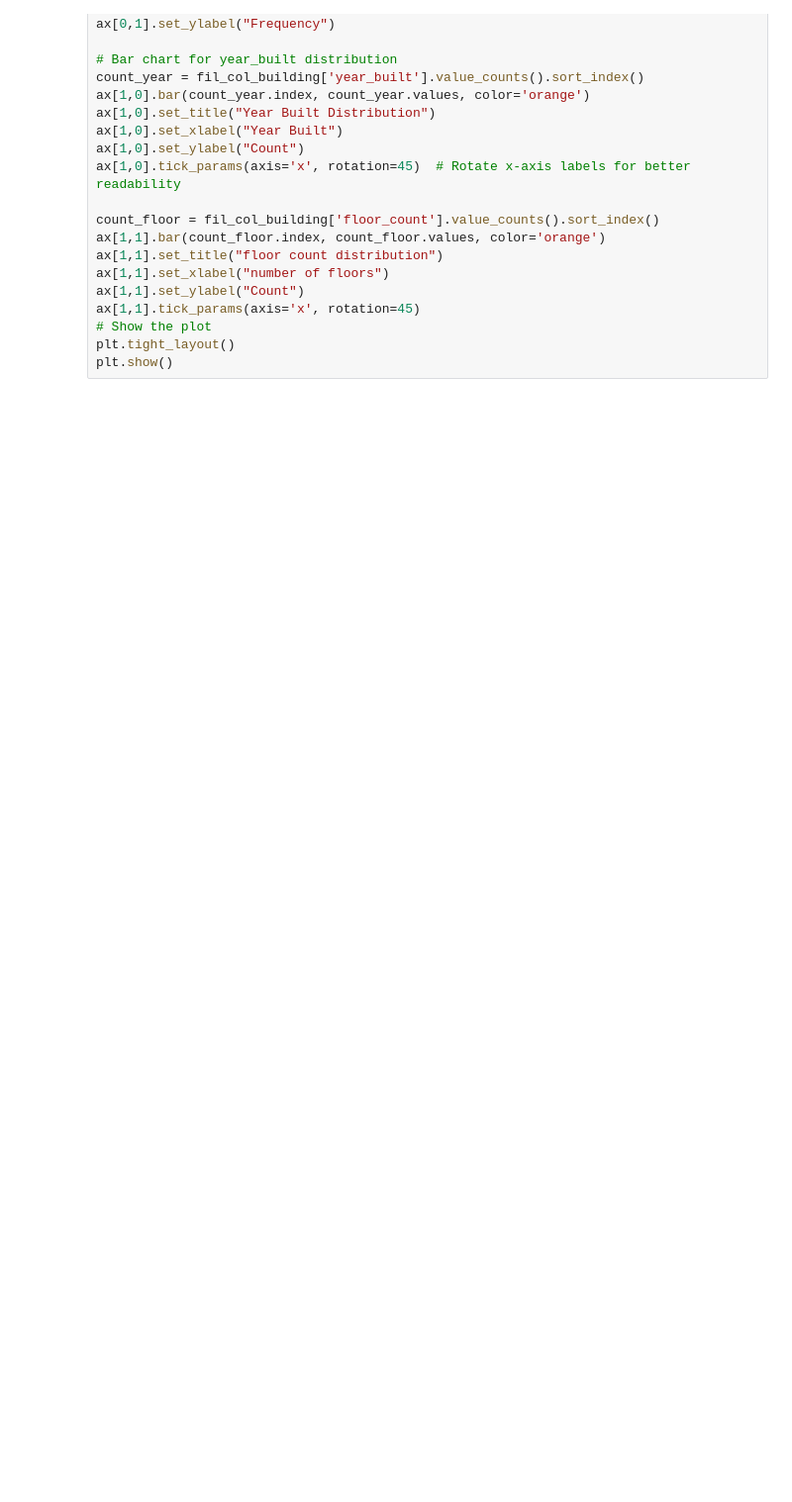
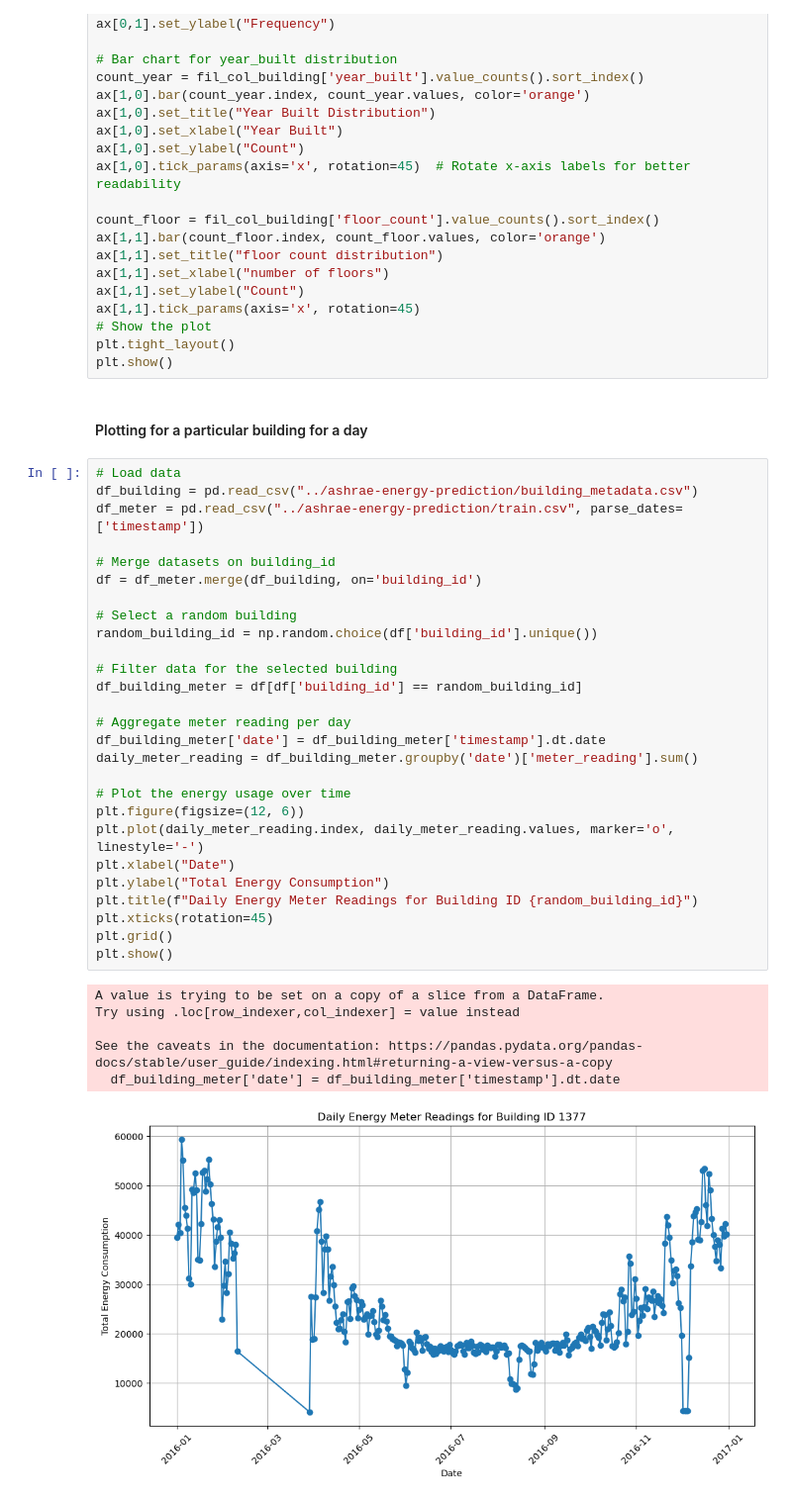
Before and after one commit to Abhinav-gh/IoT-Smart-Energy, a Jupyter notebook: eda_building.ipynb, the cells around one changed output. Shown: that part at 99% size. Saved outputs shown, nothing was run; the diff lists cells and outputs as text; blank space fills up the shorter version.

Commit message:
Plot meter reading data for particular buliding

```diff
--- a/eda_building.ipynb
+++ b/eda_building.ipynb
@@ -60,3 +60,39 @@ ax[1,1].tick_params(axis='x', rotation=45)
 # Show the plot
 plt.tight_layout()
 plt.show()
+# %% [markdown]
+#### Plotting for a particular building for a day
+# %%
+# Load data
+df_building = pd.read_csv("../ashrae-energy-prediction/building_metadata.csv")
+df_meter = pd.read_csv("../ashrae-energy-prediction/train.csv", parse_dates=['timestamp'])
+
+# Merge datasets on building_id
+df = df_meter.merge(df_building, on='building_id')
+
+# Select a random building
+random_building_id = np.random.choice(df['building_id'].unique())
+
+# Filter data for the selected building
+df_building_meter = df[df['building_id'] == random_building_id]
+
+# Aggregate meter reading per day
+df_building_meter['date'] = df_building_meter['timestamp'].dt.date
+daily_meter_reading = df_building_meter.groupby('date')['meter_reading'].sum()
+
+# Plot the energy usage over time
+plt.figure(figsize=(12, 6))
+plt.plot(daily_meter_reading.index, daily_meter_reading.values, marker='o', linestyle='-')
+plt.xlabel("Date")
+plt.ylabel("Total Energy Consumption")
+plt.title(f"Daily Energy Meter Readings for Building ID {random_building_id}")
+plt.xticks(rotation=45)
+plt.grid()
+plt.show()
+# %% [output]
+A value is trying to be set on a copy of a slice from a DataFrame.
+Try using .loc[row_indexer,col_indexer] = value instead
+
+See the caveats in the documentation: https://pandas.pydata.org/pandas-docs/stable/user_guide/indexing.html#returning-a-view-versus-a-copy
+  df_building_meter['date'] = df_building_meter['timestamp'].dt.date
+[figure, added]
```
Also changed, not shown: parts of 2 cells of this notebook.
